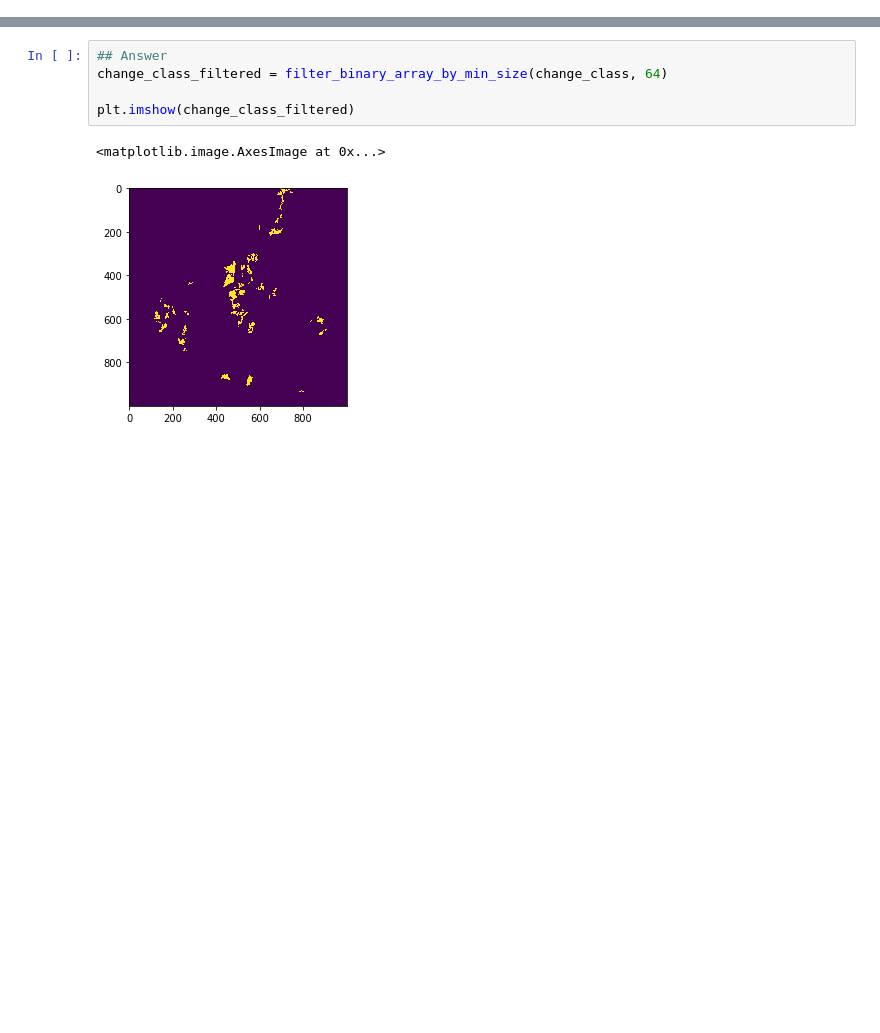
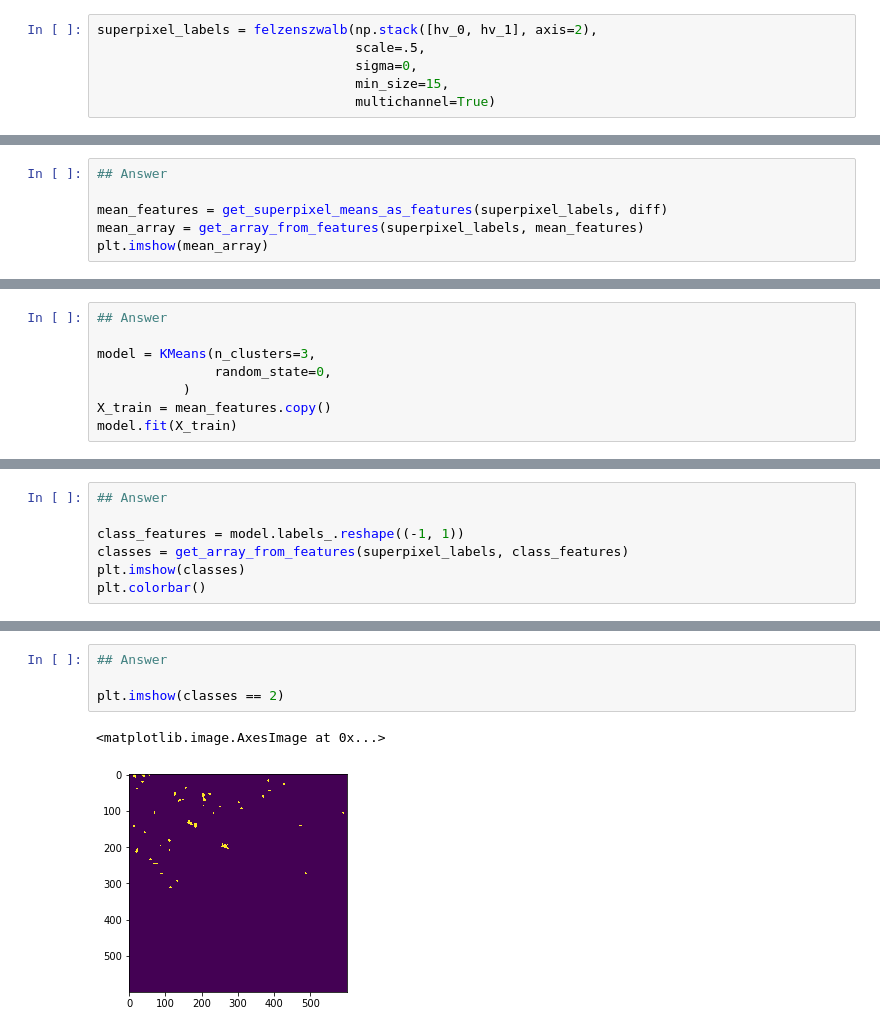
Before and after one commit to simard-landscape-lab/sari-tutorial, a Jupyter notebook: 8-Change Detection/8_Change_Detection.ipynb, the cells around one changed output, grey strips where cells are left out. Drawn from its saved outputs; the diff is of its cells as text; blank space fills up the shorter version.

```diff
--- a/8-Change Detection/8_Change_Detection.ipynb
+++ b/8-Change Detection/8_Change_Detection.ipynb
@@ -106,0 +161,6 @@ Determine the resolution and how large pixels should be so that only 1 ha areas
+# %%
+superpixel_labels = felzenszwalb(np.stack([hv_0, hv_1], axis=2),
+                                 scale=.5,
+                                 sigma=0,
+                                 min_size=15,
+                                 multichannel=True)
@@ -106,0 +171,6 @@ Determine the resolution and how large pixels should be so that only 1 ha areas
+# %%
+## Answer
+
+mean_features = get_superpixel_means_as_features(superpixel_labels, diff)
+mean_array = get_array_from_features(superpixel_labels, mean_features)
+plt.imshow(mean_array)
@@ -106,0 +180,8 @@ Determine the resolution and how large pixels should be so that only 1 ha areas
+# %%
+## Answer
+
+model = KMeans(n_clusters=3,
+               random_state=0,
+           )
+X_train = mean_features.copy()
+model.fit(X_train)
@@ -106,0 +192,7 @@ Determine the resolution and how large pixels should be so that only 1 ha areas
+# %%
+## Answer
+
+class_features = model.labels_.reshape((-1, 1))
+classes = get_array_from_features(superpixel_labels, class_features)
+plt.imshow(classes)
+plt.colorbar()
@@ -107,8 +202,7 @@ Determine the resolution and how large pixels should be so that only 1 ha areas
 # %%
 ## Answer
-change_class_filtered = filter_binary_array_by_min_size(change_class, 64)
 
-plt.imshow(change_class_filtered)
+plt.imshow(classes == 2)
 # %% [output]
 <matplotlib.image.AxesImage at 0x...>
-[figure, old version]
+[figure, new version]
```
Also changed, not shown: parts of 38 cells of this notebook, 7 other files.
